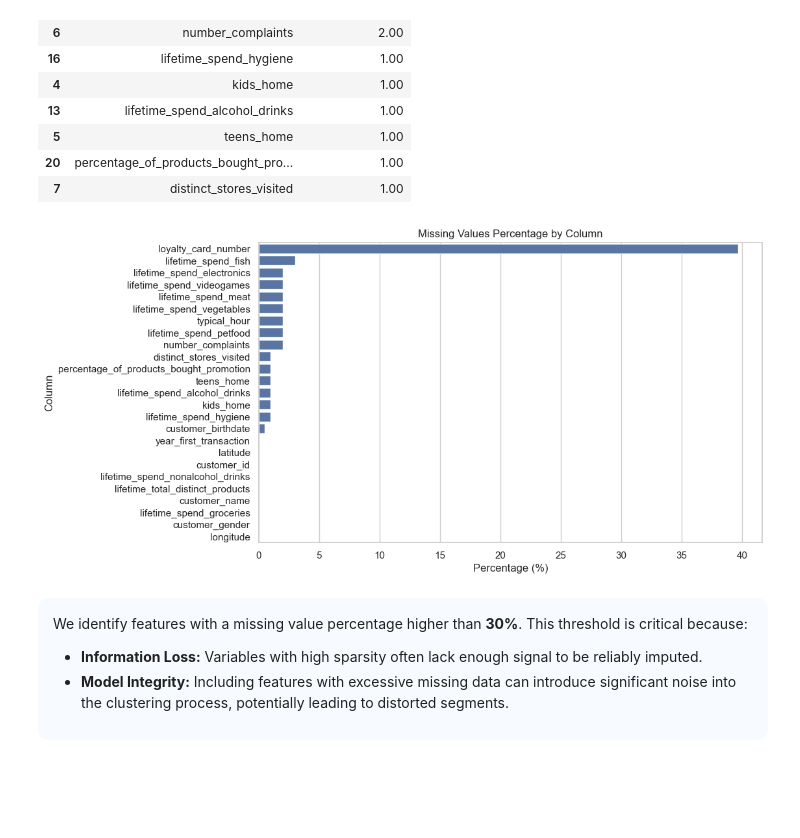
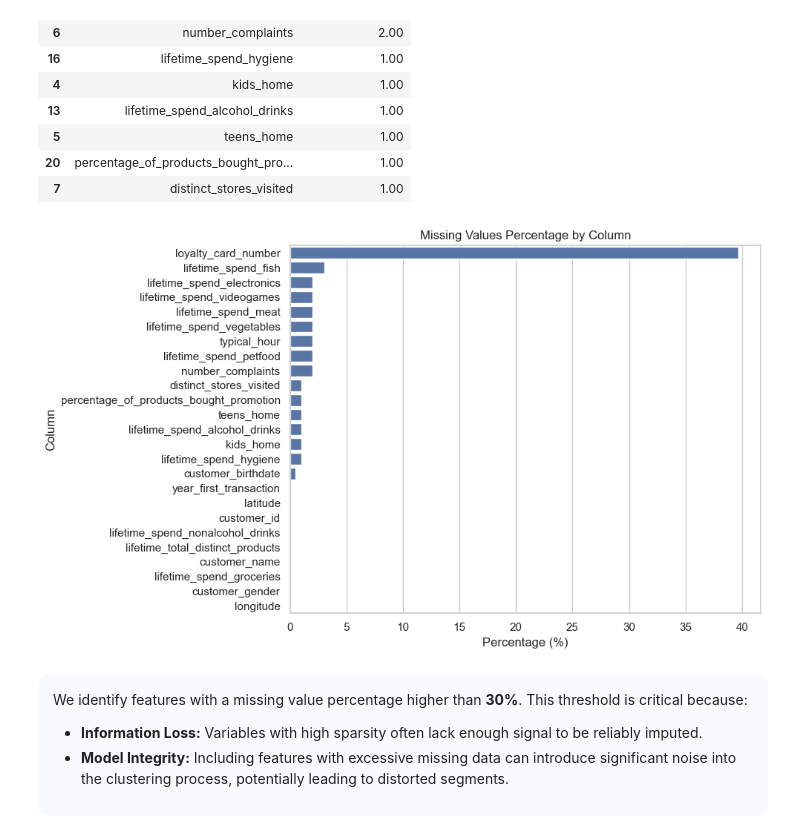
Before and after one commit to CarlotaMarto/CostumerSegP_MLII, a Jupyter notebook: preprocessing/01_eda_preprocessing.ipynb, the cells around one changed output. Drawn from its saved outputs; the diff is of its cells as text; code cells hidden in the pictures; blank space fills up the shorter version.

```diff
--- a/preprocessing/01_eda_preprocessing.ipynb
+++ b/preprocessing/01_eda_preprocessing.ipynb
@@ -44,25 +44,13 @@ This notebook prepares the <code>customer_info</code> dataset for the clustering
 <h3><b>1. Imports and Data Loading</b></h3>
 </div>
 # %%
-%load_ext autoreload
-%autoreload 2
-
-import os
-import sys
 import warnings
 
-import numpy as np
 import pandas as pd
-import seaborn as sns
-import matplotlib.pyplot as plt
-
-# Ensure the current directory is available for importing utils_eda.py
-sys.path.append(os.path.abspath('.'))
 
 warnings.filterwarnings("ignore")
 
 import utils_eda as utils
 
-# Plot style settings
-sns.set_theme(style="whitegrid")
-plt.rcParams["figure.figsize"] = (10, 6)
+utils.set_plot_style()
+pd.set_option("display.max_columns", None)
@@ -188,14 +177,9 @@ display(missing_df.sort_values("Missing_Percent", ascending=False).head(15))
 | 20 | percentage_of_products_bought_pro... | 1.00 |
 | 7 | distinct_stores_visited | 1.00 |
 # %%
-plt.figure(figsize=(10,6))
-sns.barplot(x='Missing_Percent', y='Column', data=missing_df)
-plt.title("Missing Values Percentage by Column")
-plt.xlabel("Percentage (%)")
-plt.ylabel("Column")
-plt.show()
+utils.plot_missing_percent(missing_df)
 # %% [output]
-[figure, old version]
+[figure, new version]
 # %% [markdown]
 <div style="background-color:#F7FBFF; padding:15px; border-radius:10px;">
 
```
Also changed, not shown: parts of 51 cells of this notebook, 11 other files.
